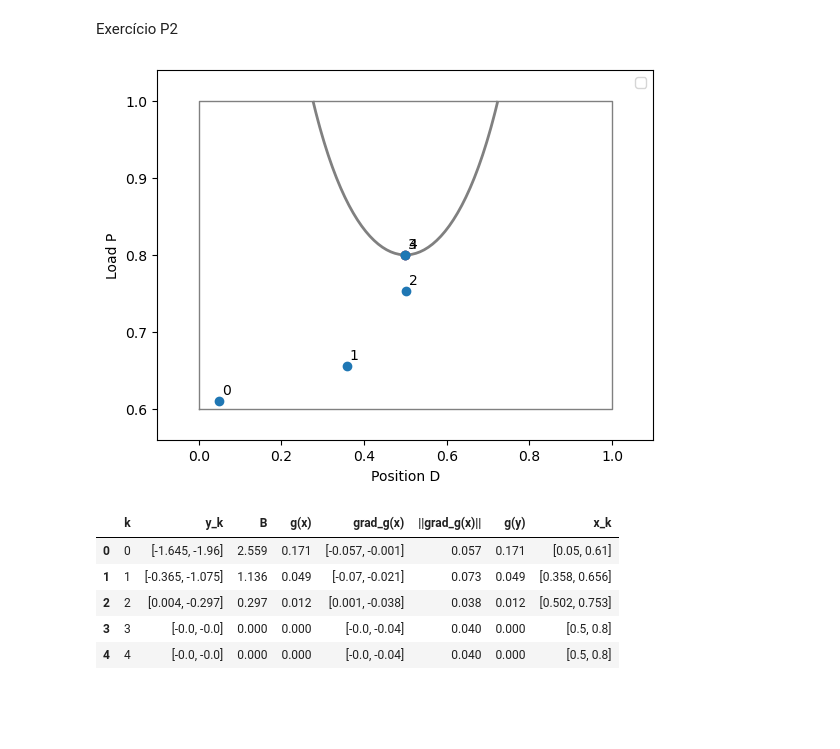
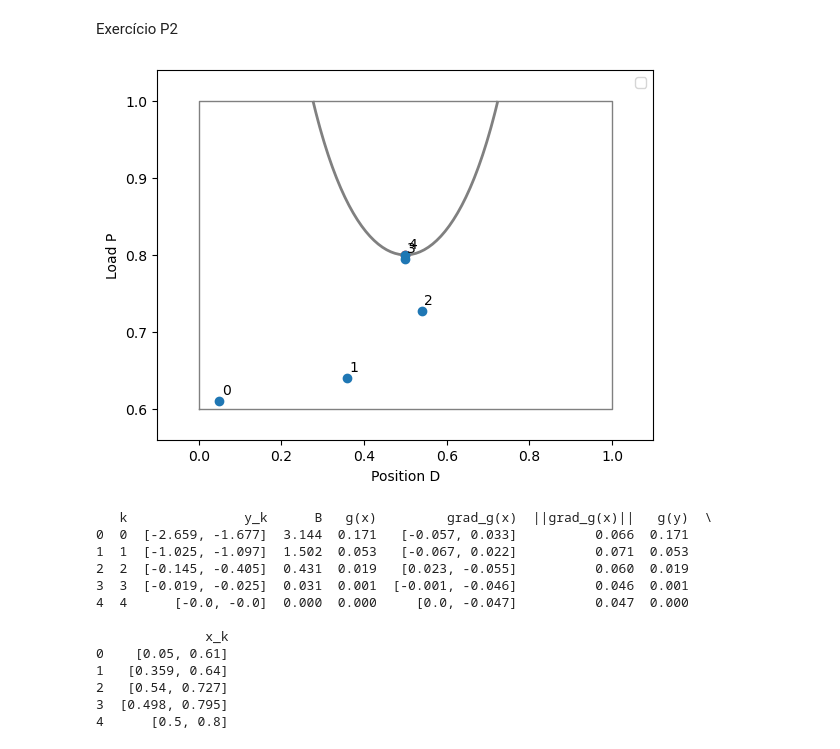
Before and after one commit to Gabrielsssilverio/Confiabilidade, a Jupyter notebook: Lista_tarefas.ipynb, the cells around one changed output. Drawn from its saved outputs; the diff is of its cells as text; code cells hidden in the pictures; blank space fills up the shorter version.

```diff
--- a/Lista_tarefas.ipynb
+++ b/Lista_tarefas.ipynb
@@ -2591,8 +2766,8 @@ def g_fun_numerica(x: np.ndarray) -> float:
     return (L / 4) - e - (x[1] * (x[0] - ((x[0]**2) / L)))
 
 # Transformação X -> Y da equação de estado-limite g(X)
-Y1,e,P,L = sp.symbols('Y1 e P L')
-vetor_simbolico_y = [Y1, P]
+Y1,e,p,L = sp.symbols('Y1 e p L')
+vetor_simbolico_y = [Y1, p]
 def g_y_simbolico_fun (vetor_x_simbolico):
     e = 0.05
     L = 1
@@ -2617,8 +2792,8 @@ vetor_va = [X1, X2]
 matriz_dummy_obs = np.zeros((2, 2)) # Matriz das observações para iniciar o algoritmo
 
 Rx_entrada = np.array([
-    [1.0, 0.0],
-    [0.0, 1.0],
+    [1.0, 0.5],
+    [0.5, 1.0],
 ])
 
 # 4. Inicializar VX (T3)
@@ -2629,7 +2804,7 @@ J_yz, J_zy = vx_obj.decomposicao_cholesky()
 
 # Ponto inicial (ponto médio)
 x_start = np.array([0.05, 0.61])
-ponto_projeto_obj = Ponto_projeto_iHRLF_mod(vx_obj, g_fun_numerica, vetor_simbolico_y, g_y_simbolico_fun, g_sym_function, vetor_simbolico_x, x_start, max_iter=200)
+ponto_projeto_obj = Ponto_projeto_HRLF(vx_obj, g_fun_numerica, vetor_simbolico_y, g_y_simbolico_fun, g_sym_function, vetor_simbolico_x, x_start, max_iter=500)
 
 # Resultado da iteração
 resultado_iteração = ponto_projeto_obj.execution()
@@ -2661,38 +2836,45 @@ G_values = np.zeros(X_mesh_1.shape)
 for i in range(num_points):
     for j in range(num_points):
         x_point = np.array([X_mesh_1[i, j], X_mesh_2[i, j]])
         G_values[i, j] = g_fun_numerica(x_point)
 
 # Contorno dos valores possíveis
 plt.plot([X1_min, X1_max, X1_max, X1_min, X1_min],
          [X2_min, X2_min, X2_max, X2_max, X2_min],
          color='gray', linestyle='-', linewidth=1)
 
 # Plot de g(X)
 plt.contour(X_mesh_1, X_mesh_2, G_values, levels=[0], colors='gray', linestyles='-', linewidths=2, label='g(X)=0')
 
 # Trajetória de convergência
 plt.plot(X1_coords, X2_coords, marker='o',linestyle='', color='tab:blue')
 plt.scatter(X1_coords.iloc[-1], X2_coords.iloc[-1], color='red', marker='o')
 
 # Anotações dos pontos
 for k, (x1, x2) in enumerate(zip(X1_coords, X2_coords)):
     plt.annotate(str(k), (x1, x2), textcoords="offset points", xytext=(5,5), ha='center')
 
 # Ajusta os limites do eixo para cobrir o domínio e um pouco mais
 plt.xlim(X1_min - 0.1*(X1_max-X1_min), X1_max + 0.1*(X1_max-X1_min))
 plt.ylim(X2_min - 0.1*(X2_max-X2_min), X2_max + 0.1*(X2_max-X2_min))
 
 plt.xlabel('Position D')
 plt.ylabel('Load P')
 plt.legend()
 plt.show()
-tabela
+print(tabela)
 # %% [output]
-[figure, old version]
+[figure, new version]
-|  | k | y_k | B | g(x) | grad_g(x) | ||grad_g(x)|| | g(y) | x_k |
-| 0 | 0 | [-1.645, -1.96] | 2.559 | 0.171 | [-0.057, -0.001] | 0.057 | 0.171 | [0.05, 0.61] |
-| 1 | 1 | [-0.365, -1.075] | 1.136 | 0.049 | [-0.07, -0.021] | 0.073 | 0.049 | [0.358, 0.656] |
-| 2 | 2 | [0.004, -0.297] | 0.297 | 0.012 | [0.001, -0.038] | 0.038 | 0.012 | [0.502, 0.753] |
-| 3 | 3 | [-0.0, -0.0] | 0.000 | 0.000 | [-0.0, -0.04] | 0.040 | 0.000 | [0.5, 0.8] |
-| 4 | 4 | [-0.0, -0.0] | 0.000 | 0.000 | [-0.0, -0.04] | 0.040 | 0.000 | [0.5, 0.8] |
+   k               y_k      B   g(x)         grad_g(x)  ||grad_g(x)||   g(y)  \
+0  0  [-2.659, -1.677]  3.144  0.171   [-0.057, 0.033]          0.066  0.171
+1  1  [-1.025, -1.097]  1.502  0.053   [-0.067, 0.022]          0.071  0.053
+2  2  [-0.145, -0.405]  0.431  0.019   [0.023, -0.055]          0.060  0.019
+3  3  [-0.019, -0.025]  0.031  0.001  [-0.001, -0.046]          0.046  0.001
+4  4      [-0.0, -0.0]  0.000  0.000     [0.0, -0.047]          0.047  0.000
+
+              x_k
+0    [0.05, 0.61]
+1   [0.359, 0.64]
+2   [0.54, 0.727]
+3  [0.498, 0.795]
+4      [0.5, 0.8]
```
Also changed, not shown: parts of 3 cells of this notebook, 4 other files.
